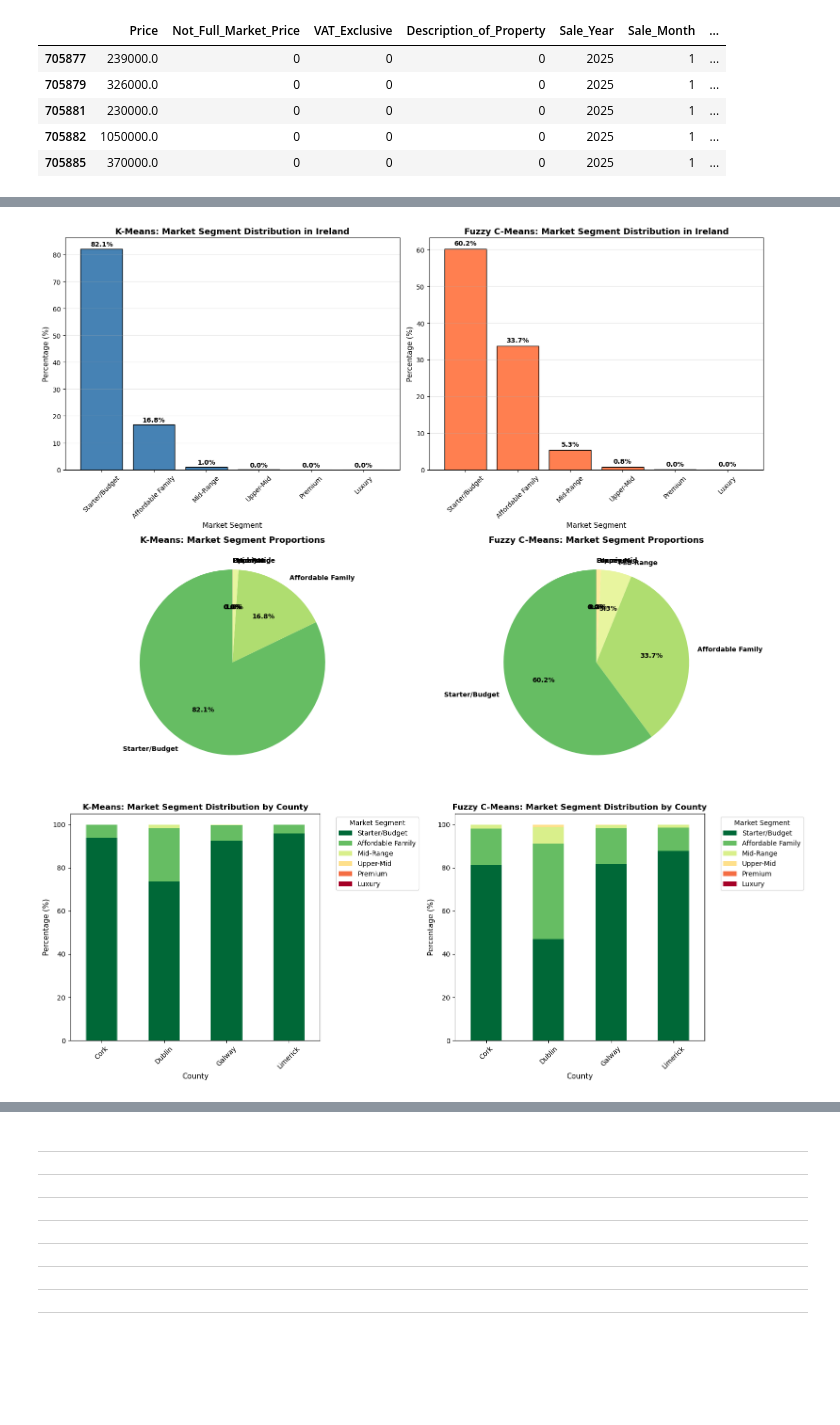
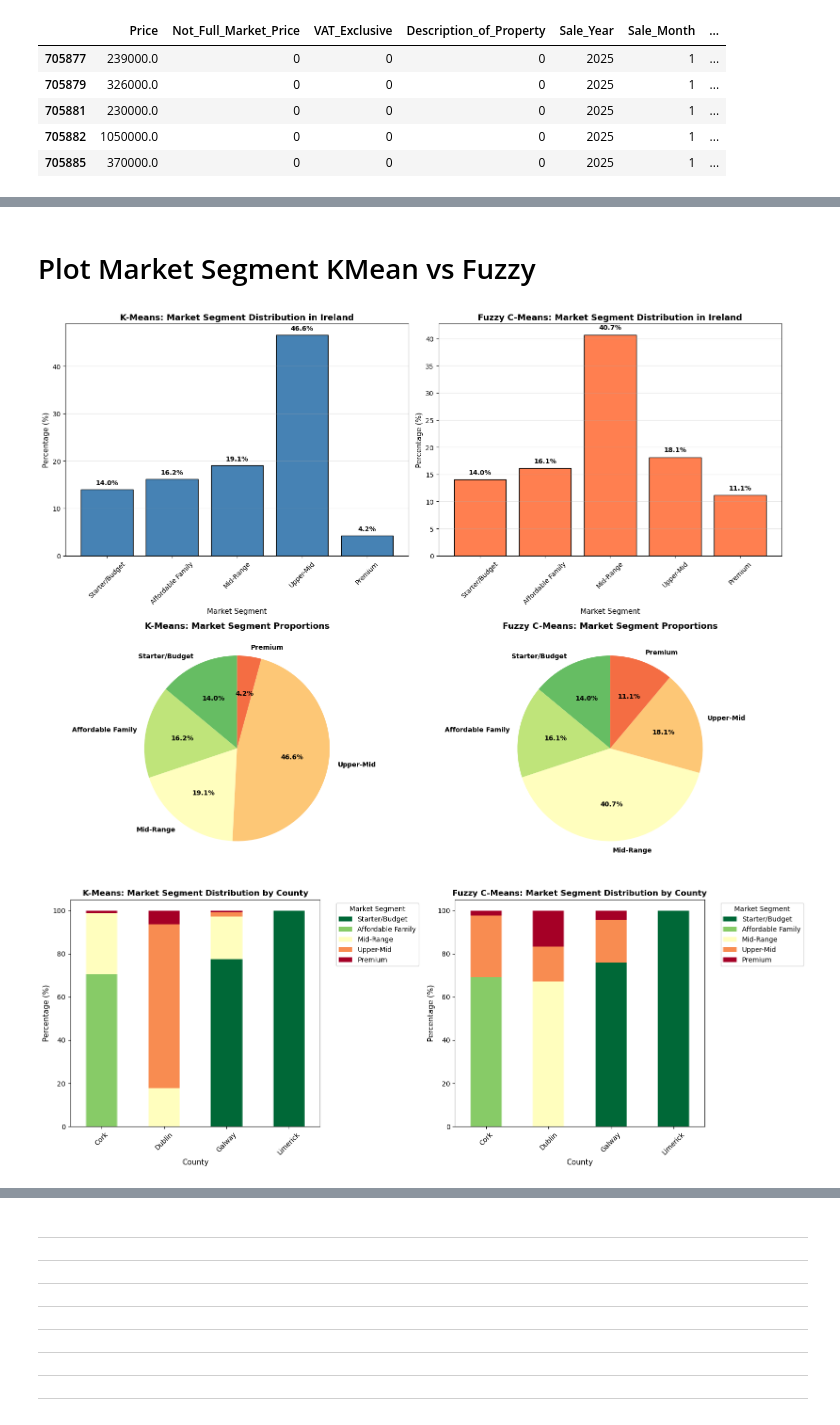
Before and after one commit to LuiisClaudio/ireland-real-estate-market-insights, a Jupyter notebook: Luis_Martins_CA1.ipynb, the cells around one changed output, grey strips where cells are left out. Cells and saved outputs as stored; diff of their text form; code cells hidden in the pictures; blank space fills up the shorter version.

```diff
--- a/Luis_Martins_CA1.ipynb
+++ b/Luis_Martins_CA1.ipynb
@@ -493,7 +450,7 @@ features_scaled = scaler_segment.fit_transform(features_for_clustering_all_featu
 
 for k in ks:
     km = KMeans(n_clusters=k, random_state=42, n_init=10)
-    labels = km.fit_predict(features_for_clustering_all_features)
+    labels = km.fit_predict(features_scaled)
     inertias.append(km.inertia_)
     sil_scores.append(silhouette_score(features_for_clustering_all_features, labels))
     db_scores.append(davies_bouldin_score(features_for_clustering_all_features, labels))
@@ -617,8 +562,8 @@ segment_name_map = {
     segment_price_analysis.index[1]: 'Affordable Family',
     segment_price_analysis.index[2]: 'Mid-Range',
     segment_price_analysis.index[3]: 'Upper-Mid',
-    segment_price_analysis.index[4]: 'Premium',
-    segment_price_analysis.index[5]: 'Luxury'
+    segment_price_analysis.index[4]: 'Premium'#,
+    #segment_price_analysis.index[5]: 'Luxury'
 }
 
 # Apply the mapping
@@ -858,37 +779,0 @@ Price Summary by Market Segment (After Cleaning):
-# %%
-# Clean outliers from each market segment using IQR method
-data_final_kmeans_cleaned = data_final_kmeans.copy()
-
-# Calculate IQR for each market segment and remove outliers
-for segment in data_final_kmeans_cleaned['Market_Segment'].unique():
-    # Get data for this segment
-    segment_data = data_final_kmeans_cleaned[data_final_kmeans_cleaned['Market_Segment'] == segment]['Price']
-
-    # Calculate Q1, Q3, and IQR
-    Q1 = segment_data.quantile(0.25)
-    Q3 = segment_data.quantile(0.75)
-    IQR = Q3 - Q1
-
-    # Define outlier bounds
-    lower_bound = Q1 - 1.5 * IQR
-    upper_bound = Q3 + 1.5 * IQR
-
-    # Remove outliers for this segment
-    segment_mask = data_final_kmeans_cleaned['Market_Segment'] == segment
-    price_mask = (data_final_kmeans_cleaned['Price'] >= lower_bound) & (data_final_kmeans_cleaned['Price'] <= upper_bound)
-    data_final_kmeans_cleaned = data_final_kmeans_cleaned[~segment_mask | price_mask]
-
-    print(f"{segment}: Removed {segment_data.shape[0] - data_final_kmeans_cleaned[data_final_kmeans_cleaned['Market_Segment'] == segment].shape[0]} outliers")
-    print(f"  Price range: €{lower_bound:,.2f} - €{upper_bound:,.2f}")
-
-print(f"\nOriginal dataset size: {len(data_final_kmeans)}")
-print(f"Cleaned dataset size: {len(data_final_kmeans_cleaned)}")
-print(f"Total outliers removed: {len(data_final_kmeans) - len(data_final_kmeans_cleaned)}")
-
-# Show updated summary statistics
-print("\nPrice Summary by Market Segment (After Cleaning):")
-price_summary_cleaned = data_final_kmeans_cleaned.groupby('Market_Segment')['Price'].describe()
-for col in ['mean', 'std', 'min', '25%', '50%', '75%', 'max']:
-    price_summary_cleaned[col] = price_summary_cleaned[col].apply(lambda x: f"€{x:,.2f}")
-
-price_summary_cleaned.reindex(segment_order)
@@ -922,8 +780,10 @@ Price Summary by Market Segment (After Cleaning):
+# %% [markdown]
+# Plot Market Segment KMean vs Fuzzy
 # %%
 # Visualization for Market Segment Distribution across Ireland (all counties combined)
 
 # Define the desired order for market segments
-segment_order = ['Starter/Budget', 'Affordable Family', 'Mid-Range', 'Upper-Mid', 'Premium', 'Luxury']
+segment_order = ['Starter/Budget', 'Affordable Family', 'Mid-Range', 'Upper-Mid', 'Premium']#, 'Luxury']
 
 # Create a comprehensive visualization comparing K-Means and Fuzzy C-Means for the entire country
 fig, axes = plt.subplots(2, 2, figsize=(16, 12))
@@ -942,37 +802,37 @@ for i, v in enumerate(kmeans_overall_pct.values):
     axes[0, 0].text(i, v + 1, f'{v:.1f}%', ha='center', fontweight='bold')
 
 # 2. Fuzzy C-Means: Overall Market Segment Distribution
 fuzzy_overall = data_final_fuzzy_cleaned['Market_Segment'].value_counts()
 fuzzy_overall_pct = (fuzzy_overall / fuzzy_overall.sum() * 100).reindex(segment_order)
 
 axes[0, 1].bar(fuzzy_overall_pct.index, fuzzy_overall_pct.values, color='coral', edgecolor='black')
 axes[0, 1].set_title('Fuzzy C-Means: Market Segment Distribution in Ireland', fontsize=13, fontweight='bold')
 axes[0, 1].set_xlabel('Market Segment', fontsize=11)
 axes[0, 1].set_ylabel('Percentage (%)', fontsize=11)
 axes[0, 1].tick_params(axis='x', rotation=45)
 axes[0, 1].grid(axis='y', alpha=0.3)
 for i, v in enumerate(fuzzy_overall_pct.values):
     axes[0, 1].text(i, v + 1, f'{v:.1f}%', ha='center', fontweight='bold')
 
 # 3. K-Means: Pie Chart
 kmeans_colors = plt.cm.RdYlGn_r(np.linspace(0.2, 0.8, len(segment_order)))
 axes[1, 0].pie(kmeans_overall_pct.values, labels=kmeans_overall_pct.index, autopct='%1.1f%%',
                colors=kmeans_colors, startangle=90, textprops={'fontsize': 10, 'fontweight': 'bold'})
 axes[1, 0].set_title('K-Means: Market Segment Proportions', fontsize=13, fontweight='bold')
 
 # 4. Fuzzy C-Means: Pie Chart
 fuzzy_colors = plt.cm.RdYlGn_r(np.linspace(0.2, 0.8, len(segment_order)))
 axes[1, 1].pie(fuzzy_overall_pct.values, labels=fuzzy_overall_pct.index, autopct='%1.1f%%',
                colors=fuzzy_colors, startangle=90, textprops={'fontsize': 10, 'fontweight': 'bold'})
 axes[1, 1].set_title('Fuzzy C-Means: Market Segment Proportions', fontsize=13, fontweight='bold')
 
 plt.tight_layout()
 plt.show()
 # %% [output]
-[figure, old version]
+[figure, new version]
 # %%
 # Define the desired order for market segments
-segment_order = ['Starter/Budget', 'Affordable Family', 'Mid-Range', 'Upper-Mid', 'Premium', 'Luxury']
+segment_order = ['Starter/Budget', 'Affordable Family', 'Mid-Range', 'Upper-Mid', 'Premium']#, 'Luxury']
 
 # Compare market segment distribution across counties for both K-Means and Fuzzy C-Means
 
@@ -1024,7 +884,7 @@ axes[1].tick_params(axis='x', rotation=45)
 plt.tight_layout()
 plt.show()
 # %% [output]
-[figure, old version]
+[figure, new version]
 # %%
 import seaborn as sns
 
```
Also changed, not shown: parts of 34 cells of this notebook.
